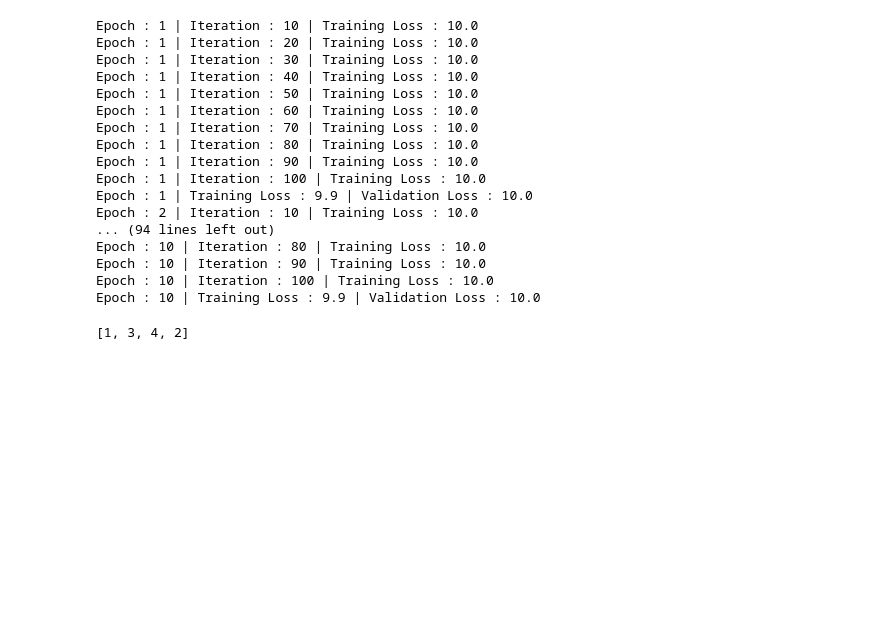
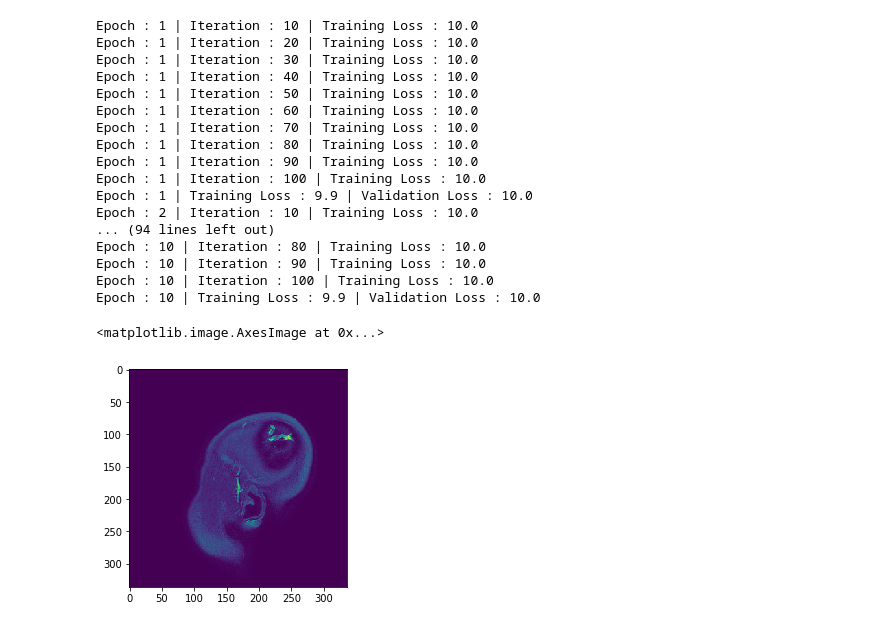
Before and after one commit to ajoseph12/JFRDataChallenge, a Jupyter notebook: notebooks/Models_and_Miscellaneous.ipynb, the cells around one changed output. Drawn from its saved outputs; the diff is of its cells as text; code cells hidden in the pictures; blank space fills up the shorter version.

```diff
--- a/notebooks/Models_and_Miscellaneous.ipynb
+++ b/notebooks/Models_and_Miscellaneous.ipynb
@@ -889,7 +891,0 @@ import random
-# %%
-a = [1,2,3,4]
-random.seed(100)
-random.shuffle(a)
-a
-# %% [output]
-[1, 3, 4, 2]
@@ -899,0 +911,14 @@ os.mkdir('Eat/')
+# %%
+darkmatter_idx = []
+patient = glob.glob("/home/alex/Dataset2/13205/*.dcm")
+for n, dcm_files in enumerate(patient):
+    dataset = pydicom.dcmread(dcm_files)       	# Read dcm file
+    image = dataset.pixel_array
+    row, col = image.shape
+    dark_matter = np.sum(image == 0) / (row*col)
+    darkmatter_idx.append((dark_matter, n))
+# %%
+plt.imshow(image)
+# %% [output]
+<matplotlib.image.AxesImage at 0x...>
+[figure, added]
```
Also changed, not shown: parts of 7 cells of this notebook, 3 other files.
